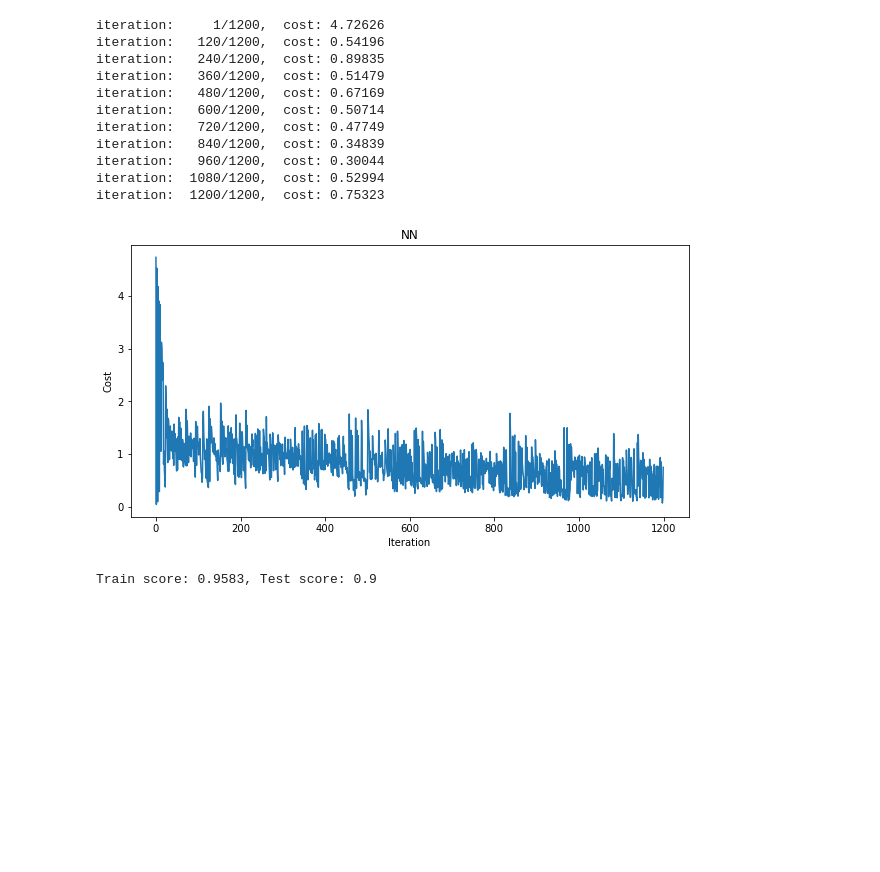
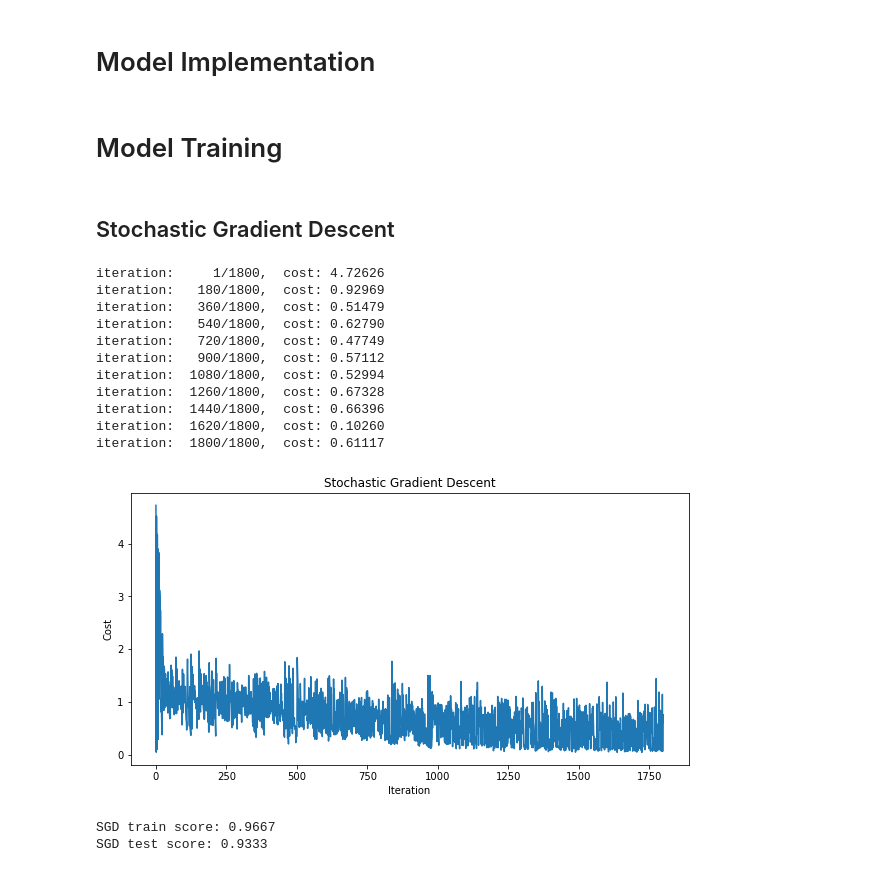
Before and after one commit to mhmdrz-mirdamadi/mlp-iris, a Jupyter notebook: main.ipynb, the cells around one changed output. Drawn from its saved outputs; the diff is of its cells as text; code cells hidden in the pictures; blank space fills up the shorter version.

```diff
--- a/main.ipynb
+++ b/main.ipynb
@@ -33,6 +37,8 @@ def one_hot_encoder(target):
 X_iris = df.drop(columns=['target']).to_numpy()
 y_iris = one_hot_encoder(df['target'].to_numpy())
 X_train, X_test, y_train, y_test = split_dataset(X_iris, y_iris, test_size=0.2)
+# %% [markdown]
+# Model Implementation
 # %%
 class three_layer_nn:
     def __init__(self, n_hidden):
@@ -114,6 +120,32 @@ class three_layer_nn:
 
         return cost_history
 
+    def train_minibatchGD(self, X, y, learning_rate, epochs, batch_size, random_state=1):
+        np.random.seed(random_state)
+        n_features, n_classes, n_samples = X.shape[0], y.shape[0], y.shape[1]
+        n_batches = np.ceil(n_samples/batch_size).astype(int)
+        cost_history = np.zeros(shape=epochs*n_batches)
+        self.initial_weights(n_features, n_classes)
+
+        for epoch in range(epochs):
+            indices = np.random.permutation(n_samples)
+            indices = [indices[i*batch_size:min((i+1)*batch_size, n_samples)] for i in range(n_batches)]
+            for i, index in enumerate(indices):
+                X_sample = X[:, index]
+                y_sample = y[:, index]
+
+                self.forward_propagation(X_sample)
+                self.backpropagation(X_sample, y_sample)
+                self.update_params(learning_rate)
+
+                e = epoch*n_batches + i
+                cost_history[e] = self.compute_cost(y_sample)
+
+                if (e+1) % (epochs*n_batches//10) == 0 or e == 0:
+                    print(f'iteration: {e+1:>5}/{epochs*n_batches},\tcost: {cost_history[e]:>6.5f}')
+
+        return cost_history
+
     def train_GD(self, X, y, learning_rate, epochs, random_state=1):
         np.random.seed(random_state)
         n_features, n_classes = X.shape[0], y.shape[0]
@@ -158,3 +190,5 @@ class three_layer_nn:
         plt.ylabel('Cost')
         plt.title(title)
         plt.show()
+# %% [markdown]
+# Model Training
@@ -161,28 +198,31 @@ class three_layer_nn:
+# %% [markdown]
+## Stochastic Gradient Descent
 # %%
-n_hidden = 4
-epochs = 10
+epochs = 15
 lr = 0.003
 
-model = three_layer_nn(n_hidden)
-h_SGD = model.train_SGD(X_train.T, y_train.T, lr, epochs)
-model.plot_history(epochs*X_train.shape[0], h_SGD, 'NN')
+history_SGD = model.train_SGD(X_train.T, y_train.T, lr, epochs)
+
+model.plot_history(epochs*X_train.shape[0], history_SGD, 'Stochastic Gradient Descent')
 
 y_hat_train_SGD = model.predict(X_train.T)
 score_train_SGD = model.score(y_train.T, y_hat_train_SGD)
 y_hat_test_SGD = model.predict(X_test.T)
 score_test_SGD = model.score(y_test.T, y_hat_test_SGD)
-print(f'Train score: {score_train_SGD:.4}, Test score: {score_test_SGD:.4}')
+print(f'SGD train score: {score_train_SGD:.4}')
+print(f'SGD test score: {score_test_SGD:.4}')
 # %% [output]
-iteration:     1/1200,  cost: 4.72626
-iteration:   120/1200,  cost: 0.54196
-iteration:   240/1200,  cost: 0.89835
-iteration:   360/1200,  cost: 0.51479
-iteration:   480/1200,  cost: 0.67169
-iteration:   600/1200,  cost: 0.50714
-iteration:   720/1200,  cost: 0.47749
-iteration:   840/1200,  cost: 0.34839
-iteration:   960/1200,  cost: 0.30044
-iteration:  1080/1200,  cost: 0.52994
-iteration:  1200/1200,  cost: 0.75323
+iteration:     1/1800,  cost: 4.72626
+iteration:   180/1800,  cost: 0.92969
+iteration:   360/1800,  cost: 0.51479
+iteration:   540/1800,  cost: 0.62790
+iteration:   720/1800,  cost: 0.47749
+iteration:   900/1800,  cost: 0.57112
+iteration:  1080/1800,  cost: 0.52994
+iteration:  1260/1800,  cost: 0.67328
+iteration:  1440/1800,  cost: 0.66396
+iteration:  1620/1800,  cost: 0.10260
+iteration:  1800/1800,  cost: 0.61117
-[figure, old version]
+[figure, new version]
-Train score: 0.9583, Test score: 0.9
+SGD train score: 0.9667
+SGD test score: 0.9333
```
Also changed, not shown: parts of 7 cells of this notebook.
